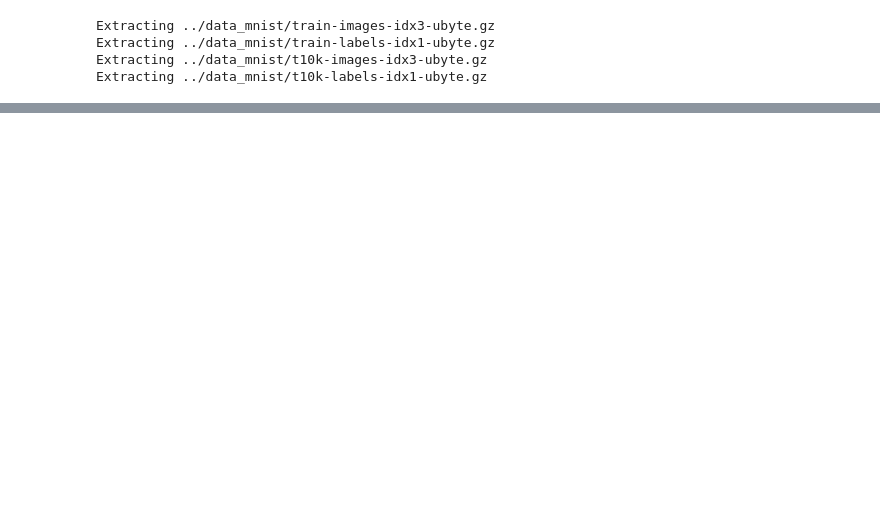
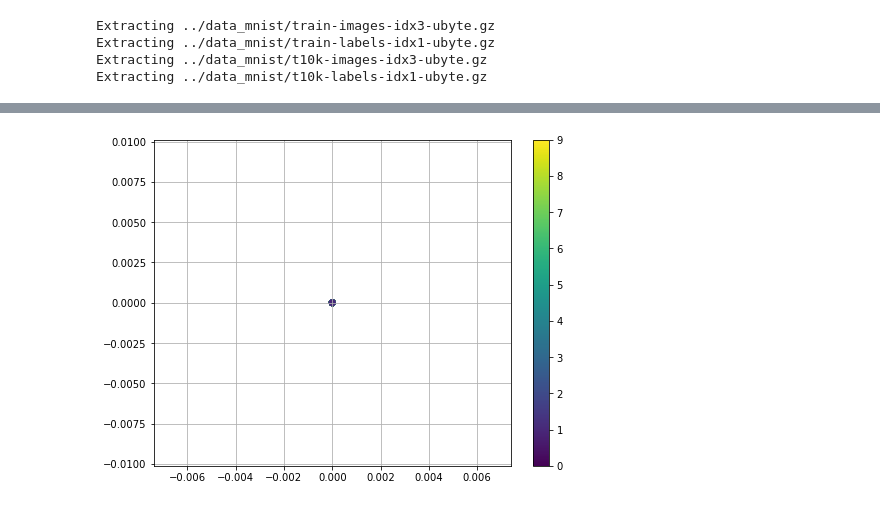
Before and after one commit to VishnuDuttSharma/DeepLearning, a Jupyter notebook: experiments/var_encoder.ipynb, the cells around one changed output, grey strips where cells are left out. Saved outputs shown, nothing was run; the diff lists cells and outputs as text; code cells hidden in the pictures; blank space fills up the shorter version.

```diff
--- a/experiments/var_encoder.ipynb
+++ b/experiments/var_encoder.ipynb
@@ -105,0 +133,23 @@ plt.tight_layout()
+# %%
+weight_dict = {
+    'Wr1': tf.Variable( tf.random_normal([784,300])),
+    'br1': tf.Variable( tf.random_normal([300])),
+    'Wr2_mean': tf.Variable( tf.random_normal([300,20])),
+    'br2_mean': tf.Variable( tf.random_normal([20])),
+    'Wr2_std': tf.Variable( tf.random_normal([300,20])),
+    'br2_std': tf.Variable( tf.random_normal([20])),
+    'Wg1': tf.Variable( tf.random_normal([20,300])),
+    'bg1': tf.Variable( tf.random_normal([300])),
+    'Wg2': tf.Variable( tf.random_normal([300,784])),
+    'bg2': tf.Variable( tf.random_normal([784]))
+}
+# %%
+out1 = tf.nn.relu(tf.matmul(input_dat, weight_dict['Wr1']) + weight_dict['br1'])
+z_mean = tf.nn.relu(tf.matmul(     out1, weight_dict['Wr2_mean']) + weight_dict['br2_mean'])
+z_std  = tf.nn.relu(tf.matmul(     out1, weight_dict['Wr2_std']) + weight_dict['br2_std'])
+
+sample = tf.random_normal([batch_size,20], 0, 1, dtype=tf.float32)
+sample_z = z_mean + (z_std * sample)
+
+out2 = tf.nn.relu(tf.matmul(sample_z, weight_dict['Wg1']) + weight_dict['bg1'])
+out_flat = tf.nn.sigmoid(tf.matmul(out2, weight_dict['Wg2']) + weight_dict['bg2'])
@@ -105,0 +163,13 @@ plt.tight_layout()
+# %%
+init = tf.global_variables_initializer()
+
+sess = tf.InteractiveSession()
+sess.run(init)
+print('Training...')
+for ep in range(20):
+    for i in range(5000):
+        batch_xs, batch_ys = data.train.next_batch(batch_size)
+        optimizer.run({input_dat: batch_xs})
+
+        if i % (batch_size*10) == 0:
+            print('Epoch:%d, Steps Completed: %6d' % (ep,i))
@@ -105,0 +194,11 @@ plt.tight_layout()
+# %%
+plt.figure(figsize=(8, 6))
+for _ in range(30):
+    x_sample, y_sample = data.test.next_batch(100)
+
+    z_m = sess.run(z_mean,{input_dat:x_sample})
+    plt.scatter(z_m[:, 0], z_m[:, 1], c=np.argmax(y_sample, 1))
+plt.colorbar()
+plt.grid()
+# %% [output]
+[figure, added]
```
Also changed, not shown: parts of 12 cells of this notebook.
